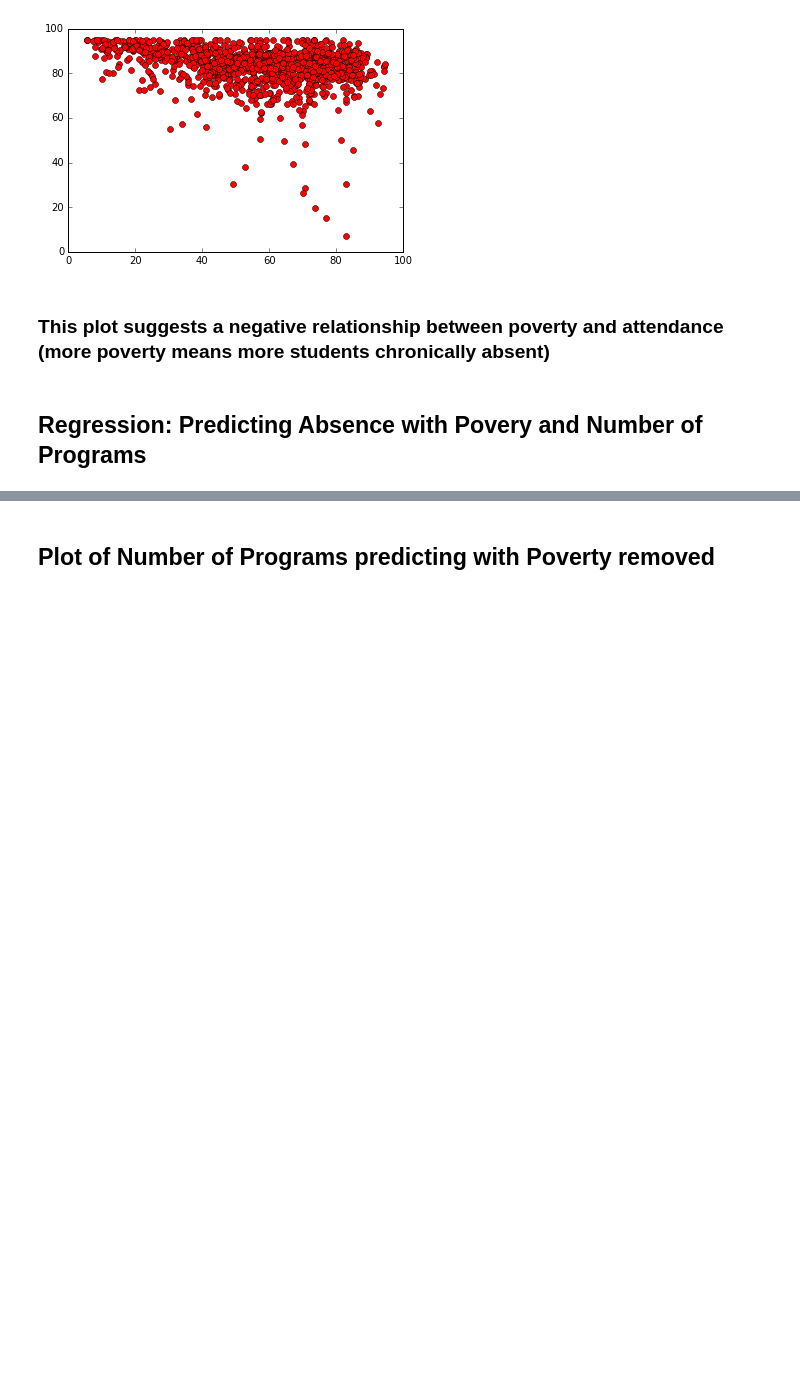
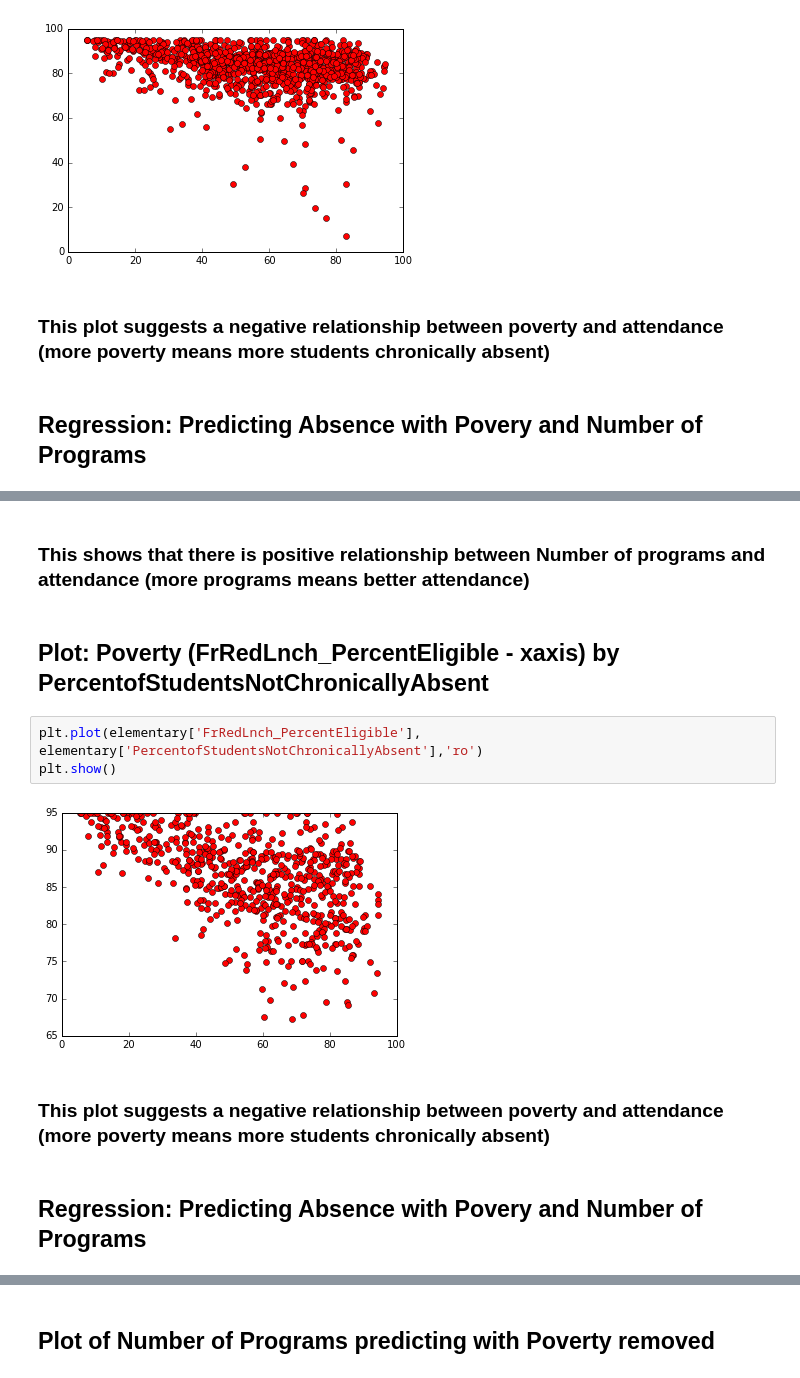
Before and after one commit to philschatz/ed-pathways, a Jupyter notebook: analysis/Attendance_v_programs.ipynb, the cells around one changed output, grey strips where cells are left out. Saved outputs shown, nothing was run; the diff lists cells and outputs as text; blank space fills up the shorter version.

```diff
--- a/analysis/Attendance_v_programs.ipynb
+++ b/analysis/Attendance_v_programs.ipynb
@@ -123,0 +172,13 @@ Warnings:
+# %% [markdown]
+### This shows that there is positive relationship between Number of programs and attendance (more programs means better attendance)
+# %% [markdown]
+## Plot:  Poverty (FrRedLnch_PercentEligible - xaxis) by PercentofStudentsNotChronicallyAbsent
+# %%
+plt.plot(elementary['FrRedLnch_PercentEligible'], elementary['PercentofStudentsNotChronicallyAbsent'],'ro')
+plt.show()
+# %% [output]
+[figure, added]
+# %% [markdown]
+### This plot suggests a negative relationship between poverty and attendance (more poverty means more students chronically absent)
+# %% [markdown]
+## Regression:  Predicting Absence with Povery and Number of Programs
```
Also changed, not shown: parts of 48 cells of this notebook.
